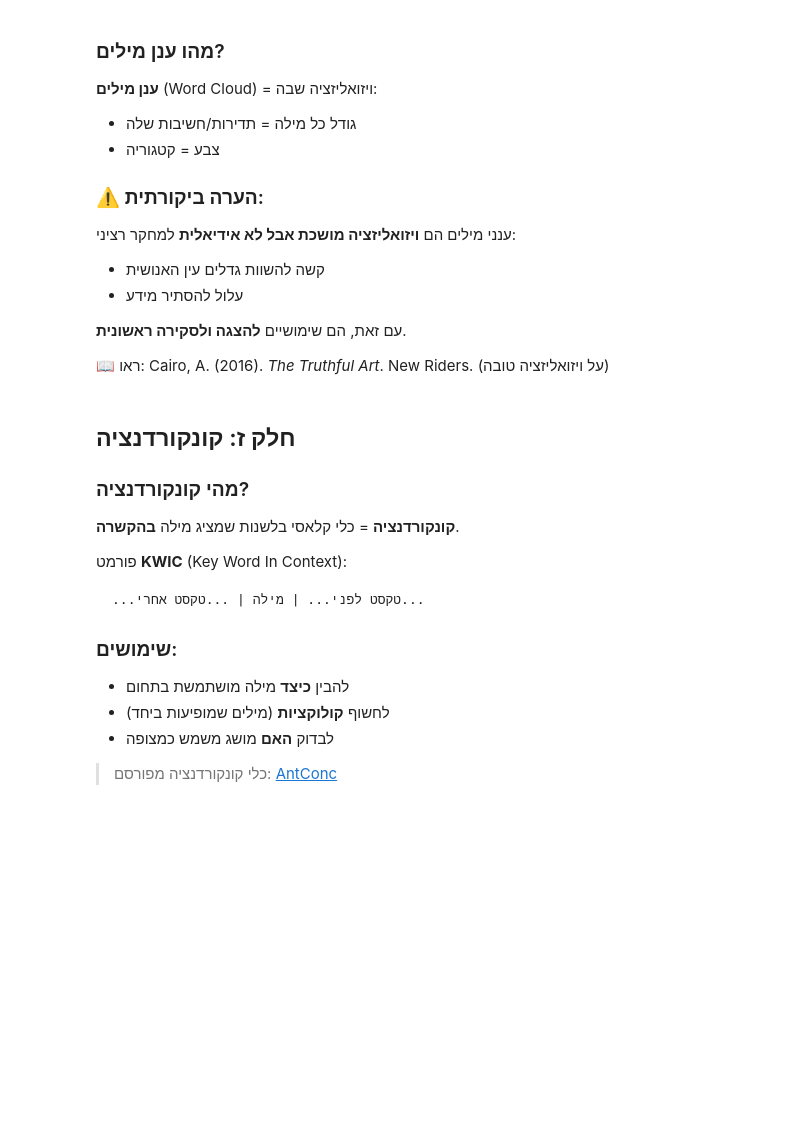
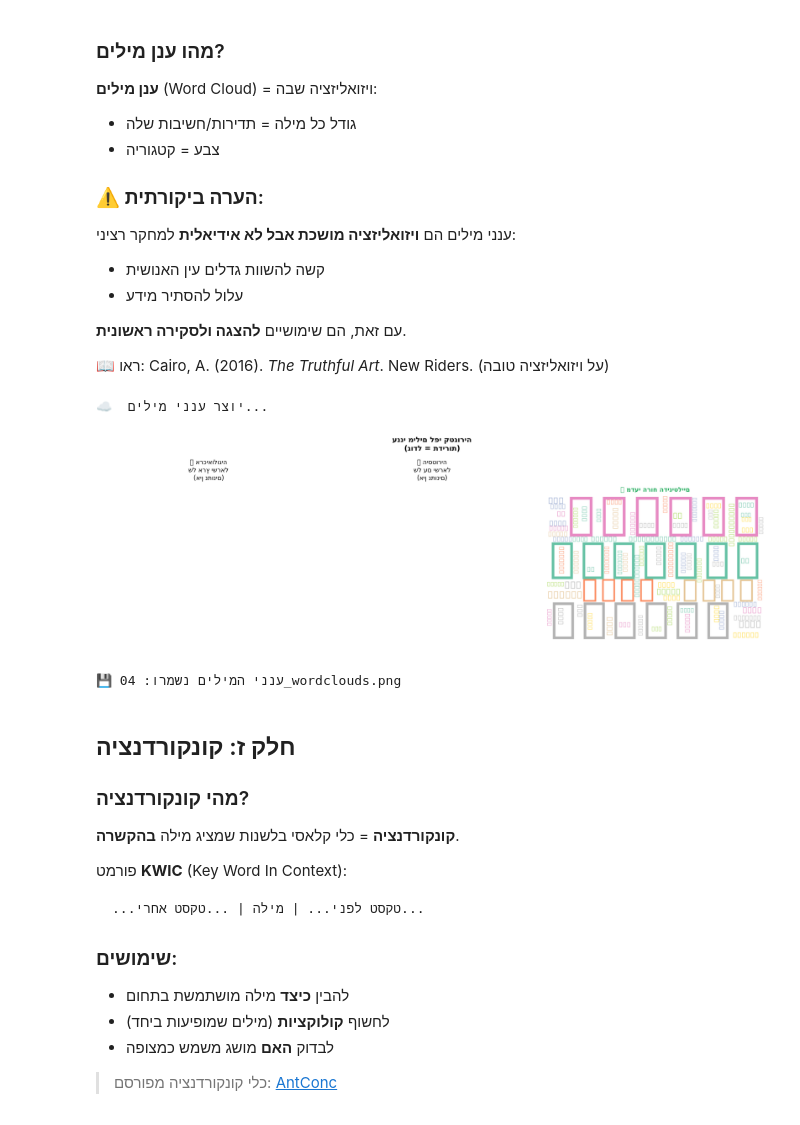
Before and after one commit to shaigordin/introdh, a Jupyter notebook: notebooks/2026wiki/02_קריאה_מרחוק.ipynb, the cells around one changed output. Saved outputs shown, nothing was run; the diff lists cells and outputs as text; code cells hidden in the pictures; blank space fills up the shorter version.

```diff
--- a/notebooks/2026wiki/02_קריאה_מרחוק.ipynb
+++ b/notebooks/2026wiki/02_קריאה_מרחוק.ipynb
@@ -513,35 +574,47 @@ print("☁️  יוצר ענני מילים...")
 
 fig, axes = plt.subplots(1, 3, figsize=(18, 6))
 
 for i, cat in enumerate(CATEGORIES):
     # בניית מילון תדירות
     freq  = category_freq[cat]
     color = CATEGORY_COLORS[cat]
     icon  = CATEGORY_ICONS[cat]
+    cat_display = cat.replace(' של ', '\nשל ')
+
+    freq_dict = dict(freq.most_common(100))
+    if not freq_dict:
+        ax = axes[i]
+        ax.set_title(f"{icon} {cat_display}\n(אין נתונים)", fontsize=12)
+        ax.axis('off')
+        continue
 
     # יצירת WordCloud
     # הערה: WordCloud תומך בעברית אם המילים כבר מפוצלות
     wc = WordCloud(
         width=600,
         height=400,
         background_color='white',
         max_words=80,
         colormap='Set2',
         prefer_horizontal=0.7
-    ).generate_from_frequencies(dict(freq.most_common(100)))
+    ).generate_from_frequencies(freq_dict)
 
     ax = axes[i]
     ax.imshow(wc, interpolation='bilinear')
     ax.axis('off')
-    ax.set_title(f"{icon} {cat.replace(' של ', '\nשל ')}",
+    ax.set_title(f"{icon} {cat_display}",
                  fontsize=12, fontweight='bold', color=color)
 
 plt.suptitle('ענני מילים לפי קטגוריה\n(גודל = תדירות)',
              fontsize=14, fontweight='bold')
 plt.tight_layout()
 plt.savefig('04_wordclouds.png', dpi=150, bbox_inches='tight')
 plt.show()
 print("💾 ענני המילים נשמרו: 04_wordclouds.png")
+# %% [output]
+☁️  יוצר ענני מילים...
+[figure, added]
+💾 ענני המילים נשמרו: 04_wordclouds.png
 # %% [markdown]
 ## חלק ז: קונקורדנציה
 
```
Also changed, not shown: parts of 9 cells of this notebook, 22 other files.
